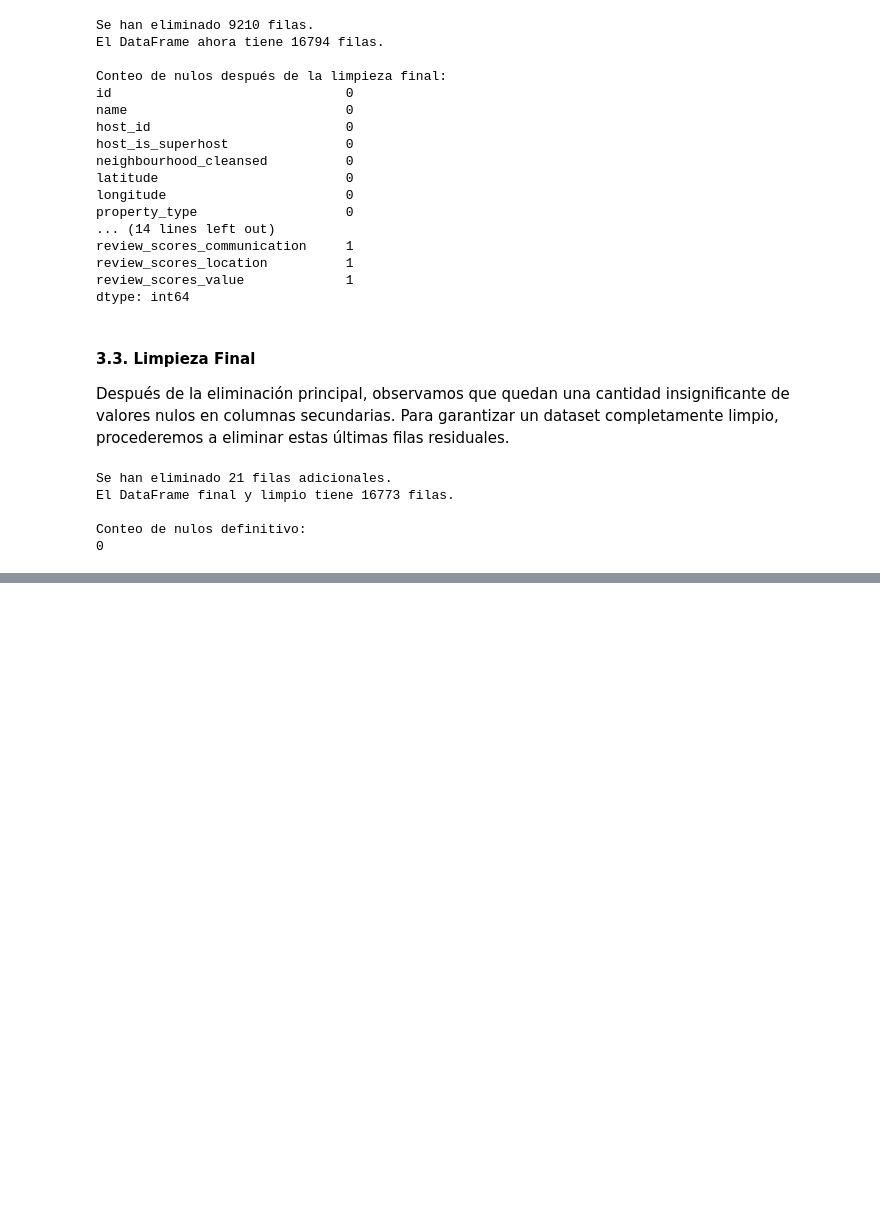
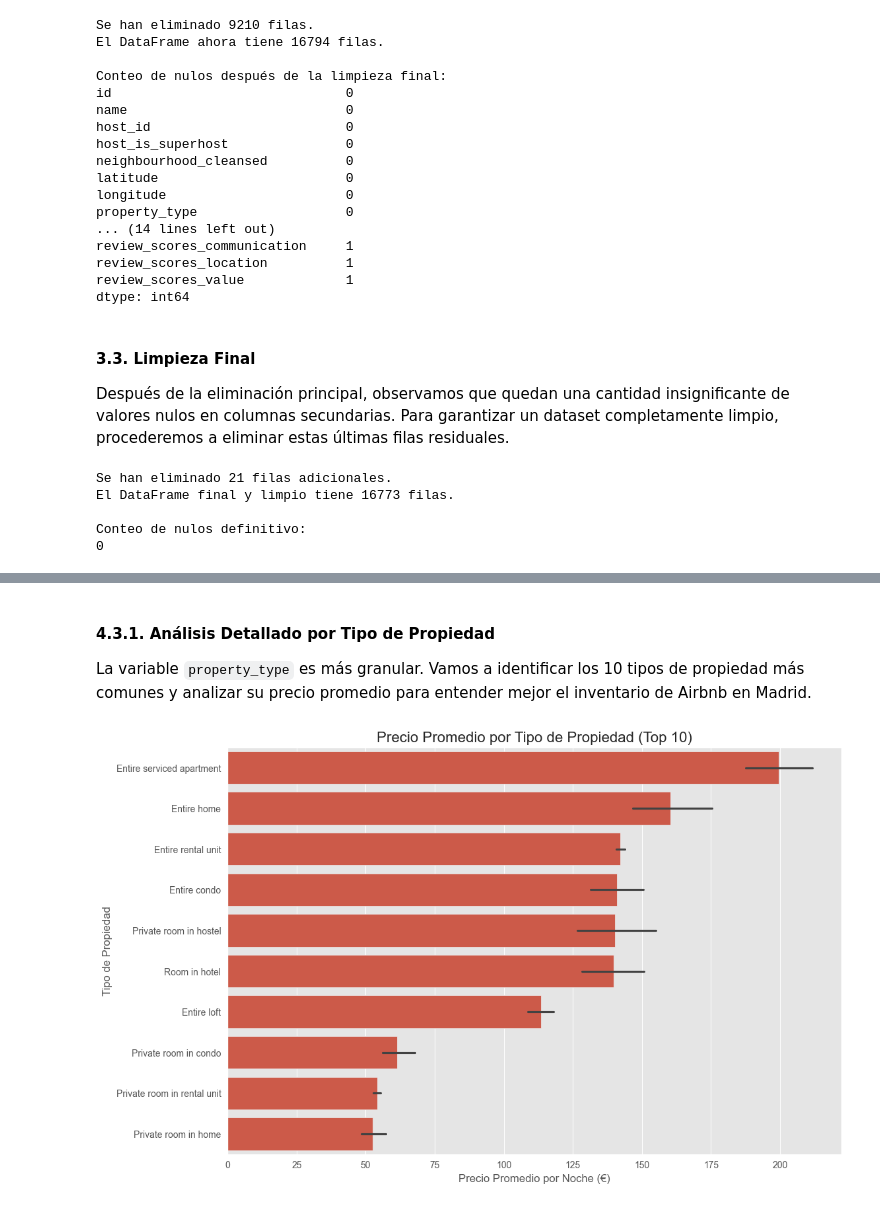
Before and after one commit to robervaca01/airbnb-madrid-analysis, a Jupyter notebook: notebooks/01-EDA-Airbnb-Madrid.ipynb, the cells around one changed output, grey strips where cells are left out. Saved outputs shown, nothing was run; the diff lists cells and outputs as text; code cells hidden in the pictures; blank space fills up the shorter version.

```diff
--- a/notebooks/01-EDA-Airbnb-Madrid.ipynb
+++ b/notebooks/01-EDA-Airbnb-Madrid.ipynb
@@ -240,0 +353,29 @@ Conteo de nulos definitivo:
+# %% [markdown]
+#### 4.3.1. Análisis Detallado por Tipo de Propiedad
+
+La variable `property_type` es más granular. Vamos a identificar los 10 tipos de propiedad más comunes y analizar su precio promedio para entender mejor el inventario de Airbnb en Madrid.
+# %%
+# 1. Identificar los 10 tipos de propiedad más comunes
+top_10_properties = df_madrid_filtered['property_type'].value_counts().nlargest(10).index
+
+# 2. Filtrar el DataFrame para incluir solo estas 10 categorías
+df_top_10 = df_madrid_filtered[df_madrid_filtered['property_type'].isin(top_10_properties)]
+
+# 3. Calcular el precio promedio para estas categorías y ordenarlas
+order_by_price = df_top_10.groupby('property_type')['price'].mean().sort_values(ascending=False).index
+
+# 4. Crear la visualización
+plt.figure(figsize=(12, 8))
+sns.barplot(
+    y='property_type',
+    x='price',
+    data=df_top_10,
+    order=order_by_price
+)
+
+plt.title('Precio Promedio por Tipo de Propiedad (Top 10)', fontsize=16)
+plt.xlabel('Precio Promedio por Noche (€)')
+plt.ylabel('Tipo de Propiedad')
+plt.show()
+# %% [output]
+[figure, added]
```
Also changed, not shown: parts of 20 cells of this notebook.
